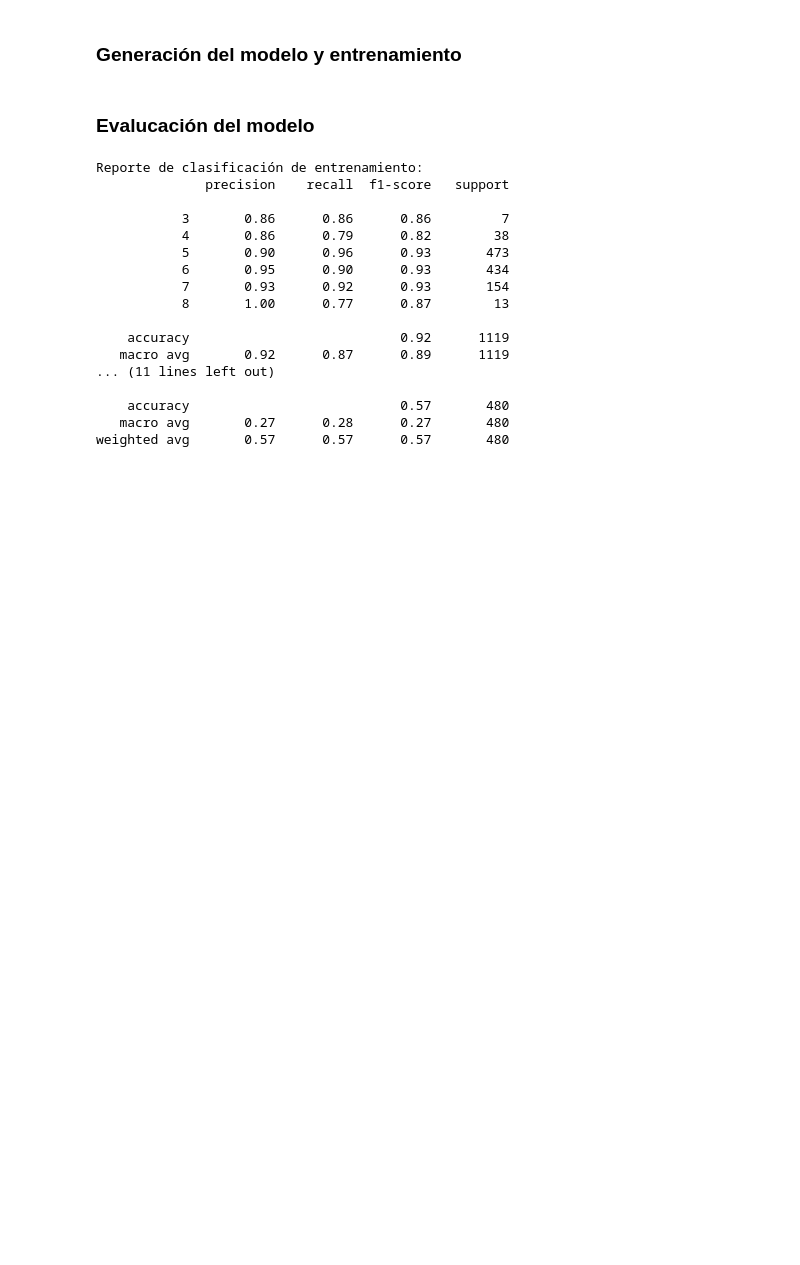
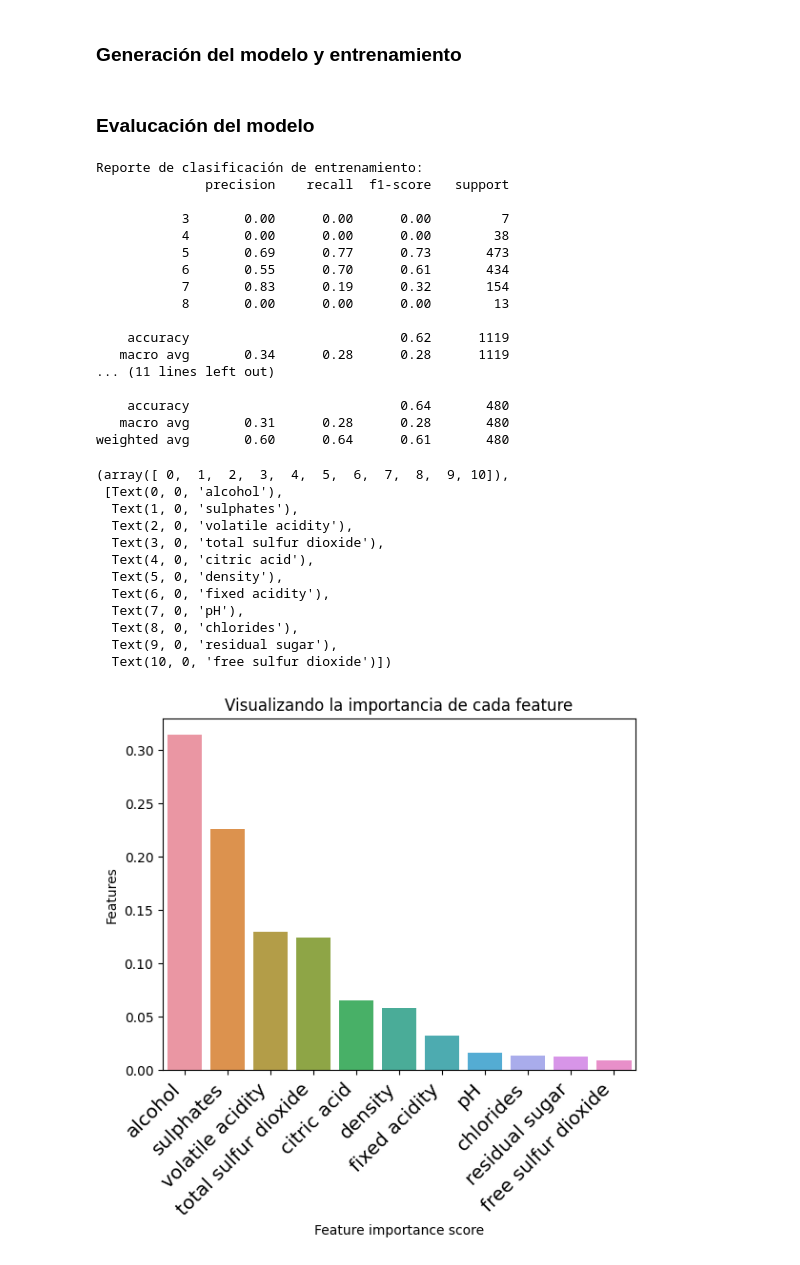
Before and after one commit to kevcangas/wine_classifier, a Jupyter notebook: notebook.ipynb, the cells around one changed output. Cells and saved outputs as stored; diff of their text form; code cells hidden in the pictures; blank space fills up the shorter version.

```diff
--- a/notebook.ipynb
+++ b/notebook.ipynb
@@ -45,7 +70,7 @@ quality                   int64
 dtype: object
 # %%
 #Separación del dataset
-x = df.drop("quality", axis=1)
+x = df.drop(["quality"], axis=1)
 y = df["quality"]
 # %%
 #Obtención del set de entrenamiento y prueba
@@ -58,7 +83,11 @@ x_train, x_test, y_train, y_test = train_test_split(x, y, test_size=0.3, random_
 from sklearn.ensemble import RandomForestClassifier
 
 #Creación del modelo
-rf = RandomForestClassifier(n_estimators=3, random_state=00000)
+rf = RandomForestClassifier(n_estimators=30,
+                            random_state=00000,
+                            max_depth=3,
+                            criterion="gini",
+                            max_features="sqrt")
 # %%
 #Entrenamiento
 rf.fit(x_train, y_train)
@@ -82,17 +111,42 @@ print(classification_report(y_test, y_test_pred))
 Reporte de clasificación de entrenamiento:
               precision    recall  f1-score   support
 
-           3       0.86      0.86      0.86         7
-           4       0.86      0.79      0.82        38
-           5       0.90      0.96      0.93       473
-           6       0.95      0.90      0.93       434
-           7       0.93      0.92      0.93       154
-           8       1.00      0.77      0.87        13
+           3       0.00      0.00      0.00         7
+           4       0.00      0.00      0.00        38
+           5       0.69      0.77      0.73       473
+           6       0.55      0.70      0.61       434
+           7       0.83      0.19      0.32       154
+           8       0.00      0.00      0.00        13
 
-    accuracy                           0.92      1119
-   macro avg       0.92      0.87      0.89      1119
+    accuracy                           0.62      1119
+   macro avg       0.34      0.28      0.28      1119
 ... (11 lines left out)
 
-    accuracy                           0.57       480
-   macro avg       0.27      0.28      0.27       480
-weighted avg       0.57      0.57      0.57       480
+    accuracy                           0.64       480
+   macro avg       0.31      0.28      0.28       480
+weighted avg       0.60      0.64      0.61       480
+# %%
+#Visualización de los features principales
+feature_importances_df = pd.DataFrame(
+    {"feature": list(x.columns),"importance": rf.feature_importances_}
+    ).sort_values("importance", ascending=False)
+
+sns.barplot(x=feature_importances_df.feature, y=feature_importances_df.importance)
+plt.xlabel("Feature importance score")
+plt.ylabel("Features")
+plt.title("Visualizando la importancia de cada feature")
+plt.xticks(rotation=45, horizontalalignment="right", fontweight="light", fontsize="x-large")
+# %% [output]
+(array([ 0,  1,  2,  3,  4,  5,  6,  7,  8,  9, 10]),
+ [Text(0, 0, 'alcohol'),
+  Text(1, 0, 'sulphates'),
+  Text(2, 0, 'volatile acidity'),
+  Text(3, 0, 'total sulfur dioxide'),
+  Text(4, 0, 'citric acid'),
+  Text(5, 0, 'density'),
+  Text(6, 0, 'fixed acidity'),
+  Text(7, 0, 'pH'),
+  Text(8, 0, 'chlorides'),
+  Text(9, 0, 'residual sugar'),
+  Text(10, 0, 'free sulfur dioxide')])
+[figure, added]
```
Also changed, not shown: parts of 6 cells of this notebook.
